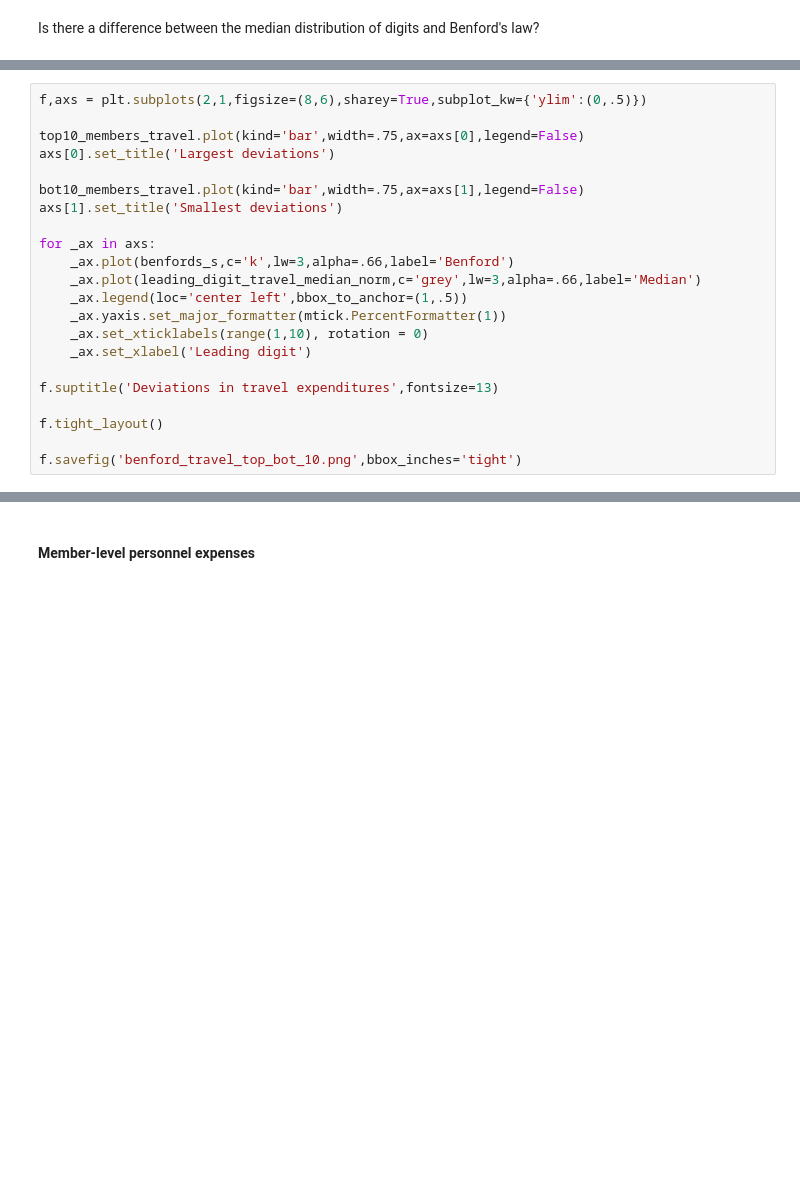
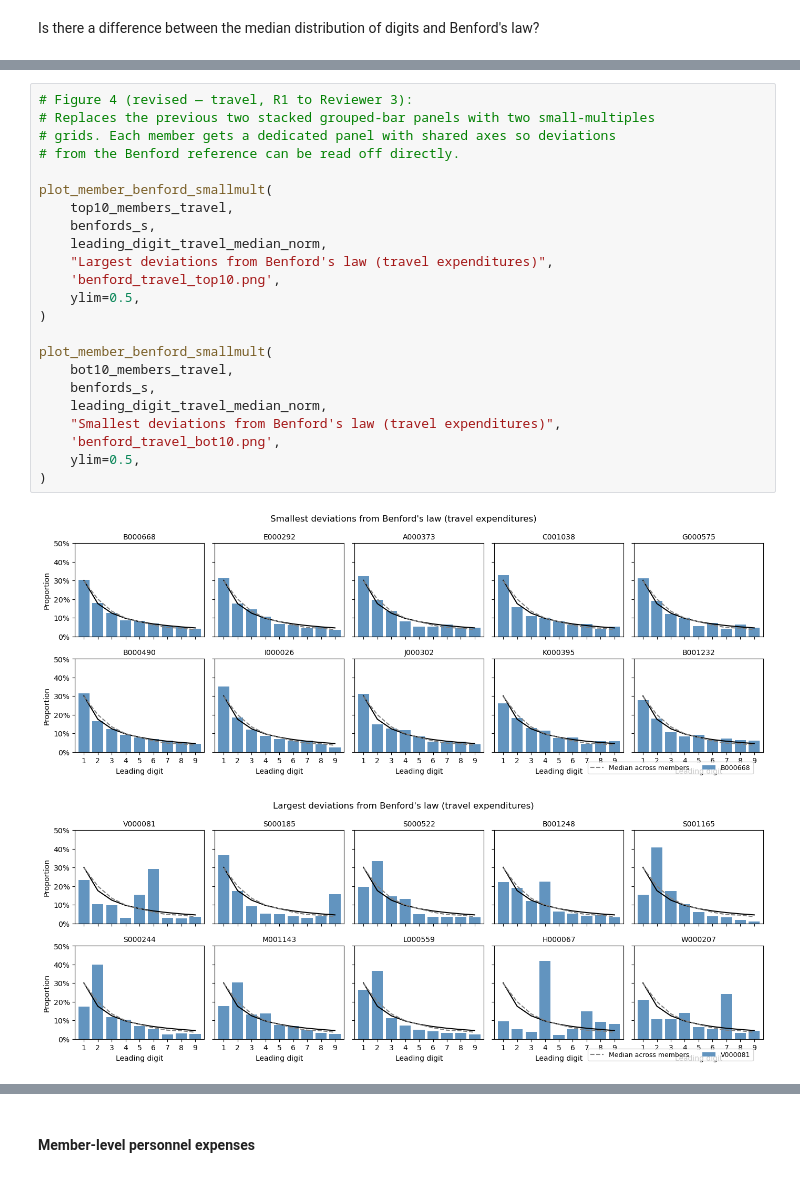
Before and after one commit to brianckeegan/exploratory-data-auditing, a Jupyter notebook: analysis.ipynb, the cells around one changed output, grey strips where cells are left out. Drawn from its saved outputs; the diff is of its cells as text; blank space fills up the shorter version.

```diff
--- a/analysis.ipynb
+++ b/analysis.ipynb
@@ -437,22 +747,0 @@ stats.chisquare(leading_digit_travel_median,leading_digit_travel_median.sum() *
-# %%
-f,axs = plt.subplots(2,1,figsize=(8,6),sharey=True,subplot_kw={'ylim':(0,.5)})
-
-top10_members_travel.plot(kind='bar',width=.75,ax=axs[0],legend=False)
-axs[0].set_title('Largest deviations')
-
-bot10_members_travel.plot(kind='bar',width=.75,ax=axs[1],legend=False)
-axs[1].set_title('Smallest deviations')
-
-for _ax in axs:
-    _ax.plot(benfords_s,c='k',lw=3,alpha=.66,label='Benford')
-    _ax.plot(leading_digit_travel_median_norm,c='grey',lw=3,alpha=.66,label='Median')
-    _ax.legend(loc='center left',bbox_to_anchor=(1,.5))
-    _ax.yaxis.set_major_formatter(mtick.PercentFormatter(1))
-    _ax.set_xticklabels(range(1,10), rotation = 0)
-    _ax.set_xlabel('Leading digit')
-
-f.suptitle('Deviations in travel expenditures',fontsize=13)
-
-f.tight_layout()
-
-f.savefig('benford_travel_top_bot_10.png',bbox_inches='tight')
@@ -458,0 +798,26 @@ f.savefig('benford_travel_top_bot_10.png',bbox_inches='tight')
+# %%
+# Figure 4 (revised — travel, R1 to Reviewer 3):
+# Replaces the previous two stacked grouped-bar panels with two small-multiples
+# grids. Each member gets a dedicated panel with shared axes so deviations
+# from the Benford reference can be read off directly.
+
+plot_member_benford_smallmult(
+    top10_members_travel,
+    benfords_s,
+    leading_digit_travel_median_norm,
+    "Largest deviations from Benford's law (travel expenditures)",
+    'benford_travel_top10.png',
+    ylim=0.5,
+)
+
+plot_member_benford_smallmult(
+    bot10_members_travel,
+    benfords_s,
+    leading_digit_travel_median_norm,
+    "Smallest deviations from Benford's law (travel expenditures)",
+    'benford_travel_bot10.png',
+    ylim=0.5,
+)
+# %% [output]
+[figure, added]
+[figure, added]
```
Also changed, not shown: parts of 121 cells of this notebook, 1 other file.
